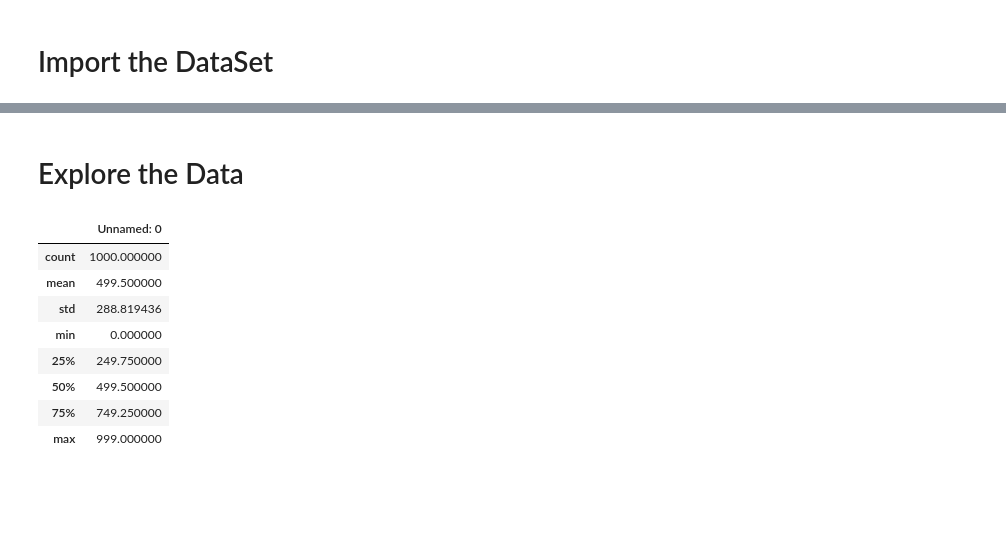
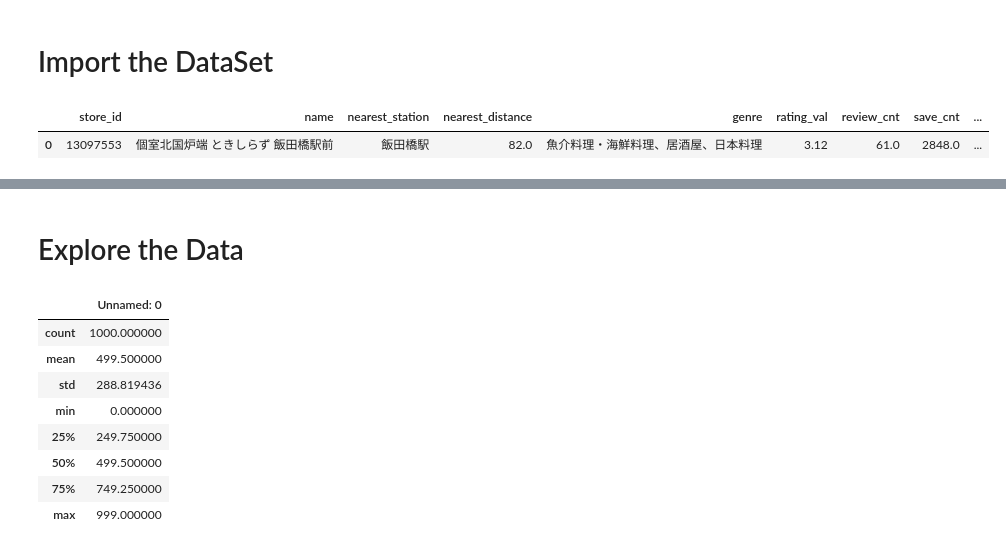
Before and after one commit to Jack-Merrett/food-pandora, a Jupyter notebook: data_clean/data_exploration.ipynb, the cells around one changed output, grey strips where cells are left out. Drawn from its saved outputs; the diff is of its cells as text; code cells hidden in the pictures; blank space fills up the shorter version.

```diff
--- a/data_clean/data_exploration.ipynb
+++ b/data_clean/data_exploration.ipynb
@@ -30,7 +30,10 @@ Successfully installed geographiclib-2.0 geopy-2.3.0
 # %%
 data = pd.read_csv('../raw_data/Tokyo_Restaurant_Reviews_Tabelog.csv')
 df = pd.read_csv('../raw_data/restaurants_tokyo.csv')
-data.head()
+data.head(1)
+# %% [output]
+|  | store_id | name | nearest_station | nearest_distance | genre | rating_val | review_cnt | save_cnt | ... |
+| 0 | 13097553 | 個室北国炉端 ときしらず 飯田橋駅前 | 飯田橋駅 | 82.0 | 魚介料理・海鮮料理、居酒屋、日本料理 | 3.12 | 61.0 | 2848.0 | ... |
 # %%
 df.head()
 # %% [output]
```
Also changed, not shown: parts of 9 cells of this notebook.
